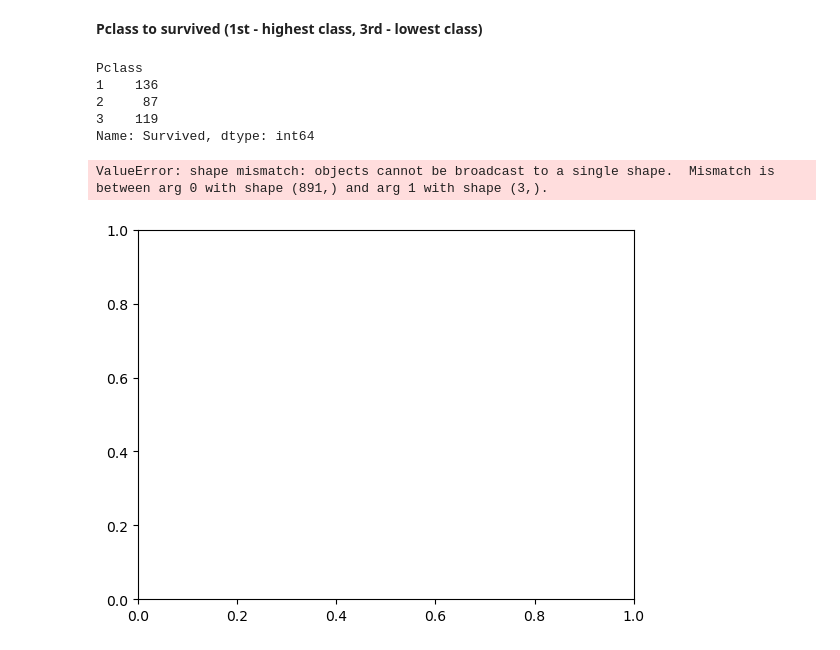
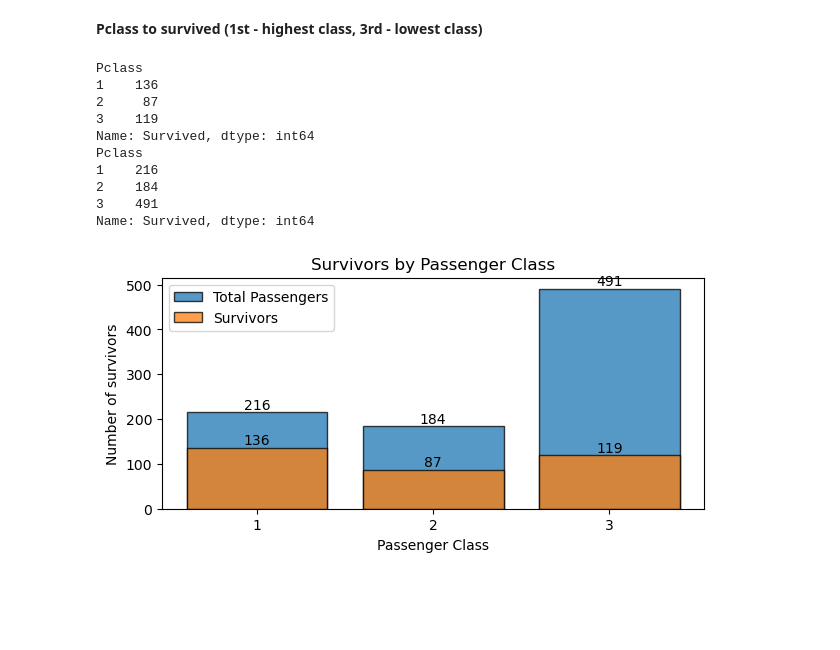
Before and after one commit to kasfro/Titanic-Machine-Learning-project, a Jupyter notebook: titanic-machine-learning.ipynb, the cells around one changed output. Drawn from its saved outputs; the diff is of its cells as text; code cells hidden in the pictures; blank space fills up the shorter version.

Commit message:
Visualization added

```diff
--- a/titanic-machine-learning.ipynb
+++ b/titanic-machine-learning.ipynb
@@ -154,0 +159,3 @@ Index(['Pclass', 'Name', 'Sex', 'Age', 'SibSp', 'Parch', 'Ticket', 'Fare',
+# %%
+train['Age'].fillna(train['Age'].median(), inplace=True)
+test['Age'].fillna(test['Age'].median(), inplace=True)
@@ -184,20 +225,35 @@ plt.show()
 # %% [markdown]
 **Pclass to survived (1st - highest class, 3rd - lowest class)**
 # %%
-surv_per_class = train.loc[train['Survived'] == 1, 'Pclass'].value_counts().sort_index()
+plt.figure(figsize=(7, 3))
+surv_per_class = train.groupby('Pclass')['Survived'].sum()
+all_per_class = train.groupby('Pclass')['Survived'].count()
+print(surv_per_class)
+print(all_per_class)
 
-print(surv_per_class)
+for index, value in surv_per_class.items():
+    plt.text(index, value, f'{value}', ha='center', va='bottom')
 
-plt.bar(surv_per_class.index, surv_per_class.values, edgecolor='black', alpha=0.75)
+for index, value in all_per_class.items():
+    plt.text(index, value, f'{value}', ha='center', va='bottom')
+
+plt.bar(surv_per_class.index, all_per_class.values, edgecolor='black', alpha=0.75, label='Total Passengers')
+plt.bar(surv_per_class.index, surv_per_class.values, edgecolor='black', alpha=0.75, label='Survivors')
 plt.xlabel('Passenger Class')
 plt.ylabel('Number of survivors')
+plt.xticks(surv_per_class.index)
 plt.title('Survivors by Passenger Class')
+plt.legend()
 plt.show()
 # %% [output]
 Pclass
 1    136
 2     87
 3    119
 Name: Survived, dtype: int64
+Pclass
+1    216
+2    184
+3    491
+Name: Survived, dtype: int64
-ValueError: shape mismatch: objects cannot be broadcast to a single shape.  Mismatch is between arg 0 with shape (891,) and arg 1 with shape (3,).
-[figure, old version]
+[figure, new version]
```
Also changed, not shown: parts of 9 cells of this notebook.
